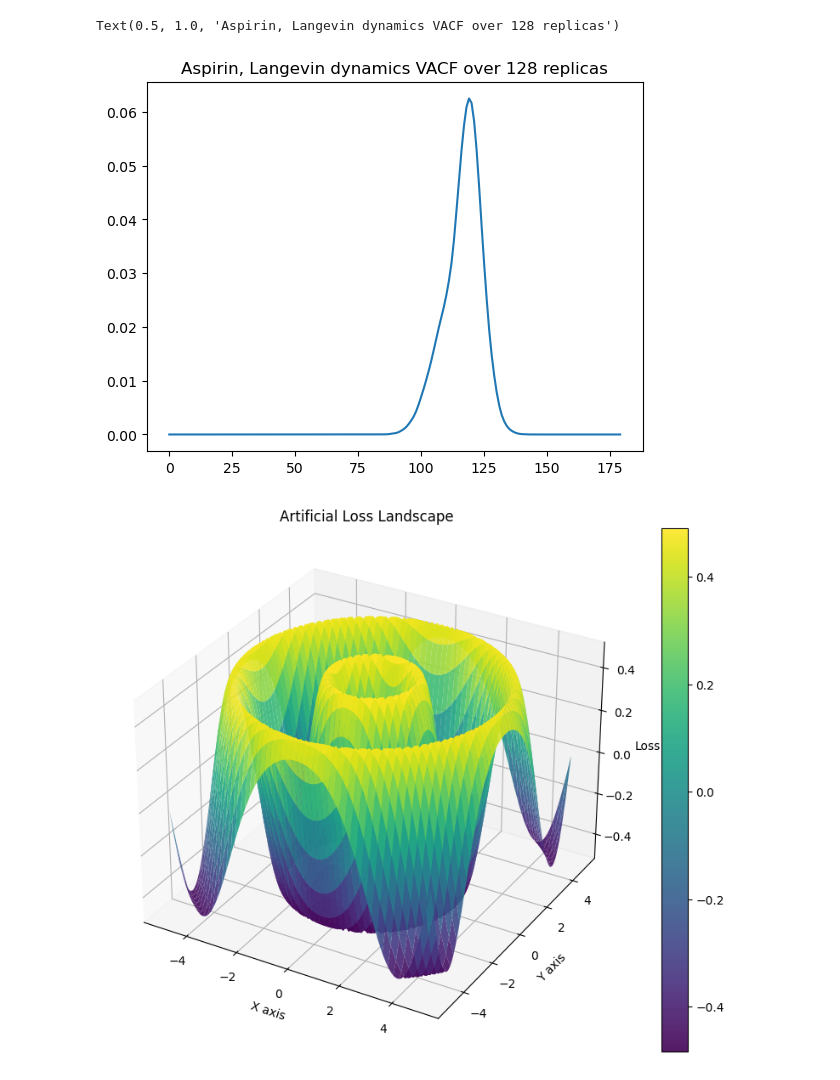
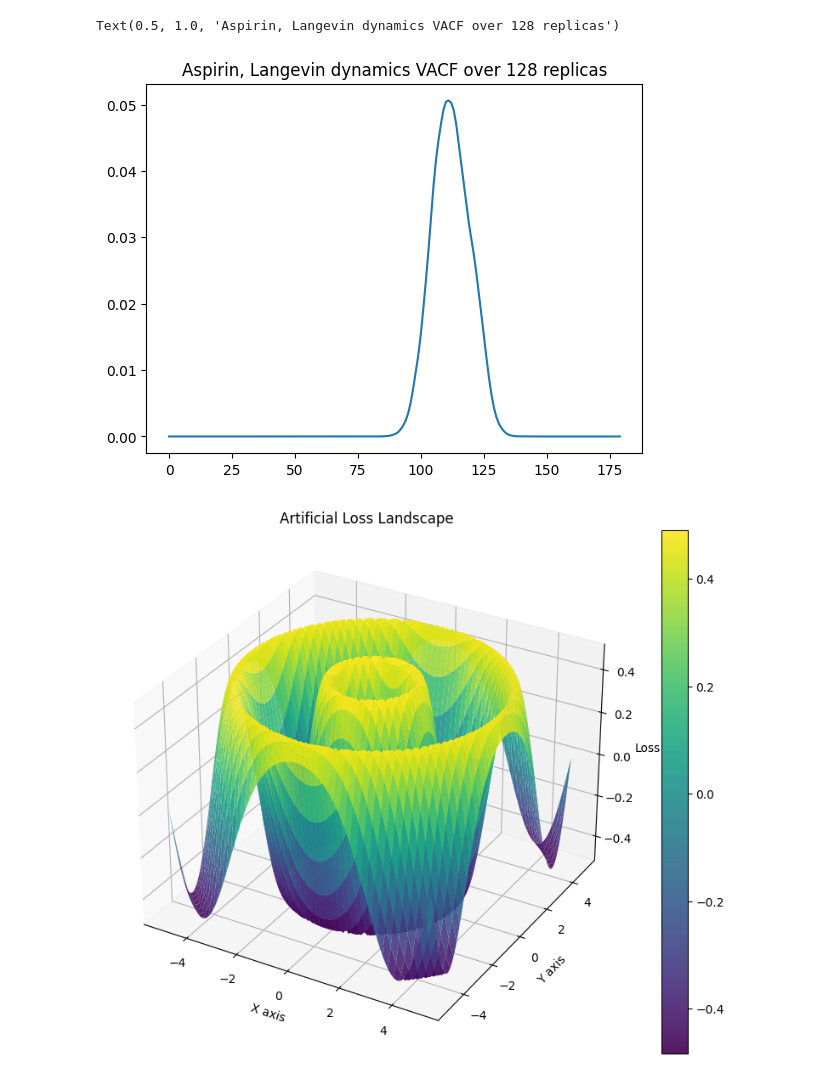
Before and after one commit to jeevster/implicit-md, a Jupyter notebook: Untitled.ipynb, the cells around one changed output. Drawn from its saved outputs; the diff is of its cells as text; code cells hidden in the pictures.

```diff
--- a/Untitled.ipynb
+++ b/Untitled.ipynb
@@ -67,17 +67,15 @@ plt.plot(gt_rdf)
 # %%
 import numpy as np
 import matplotlib.pyplot as plt
 
-gt_adf1 = np.load("/home/sanjeevr/implicit-md/adf_width01.npy")
-gt_adf2 = np.load("/home/sanjeevr/implicit-md/adf_width1.npy")
+gt_adf1 = np.load("/global/homes/s/sanjeevr/implicit-md/test_adf_md22.npy")
 
 
-#plt.plot(gt_adf1)
-plt.plot(gt_adf2)
+plt.plot(gt_adf1)
 plt.title("Aspirin, Langevin dynamics VACF over 128 replicas")
 # %% [output]
 Text(0.5, 1.0, 'Aspirin, Langevin dynamics VACF over 128 replicas')
-[figure, old version]
+[figure, new version]
 # %%
 import numpy as np
 import matplotlib.pyplot as plt
```
Also changed, not shown: 6 other files.
